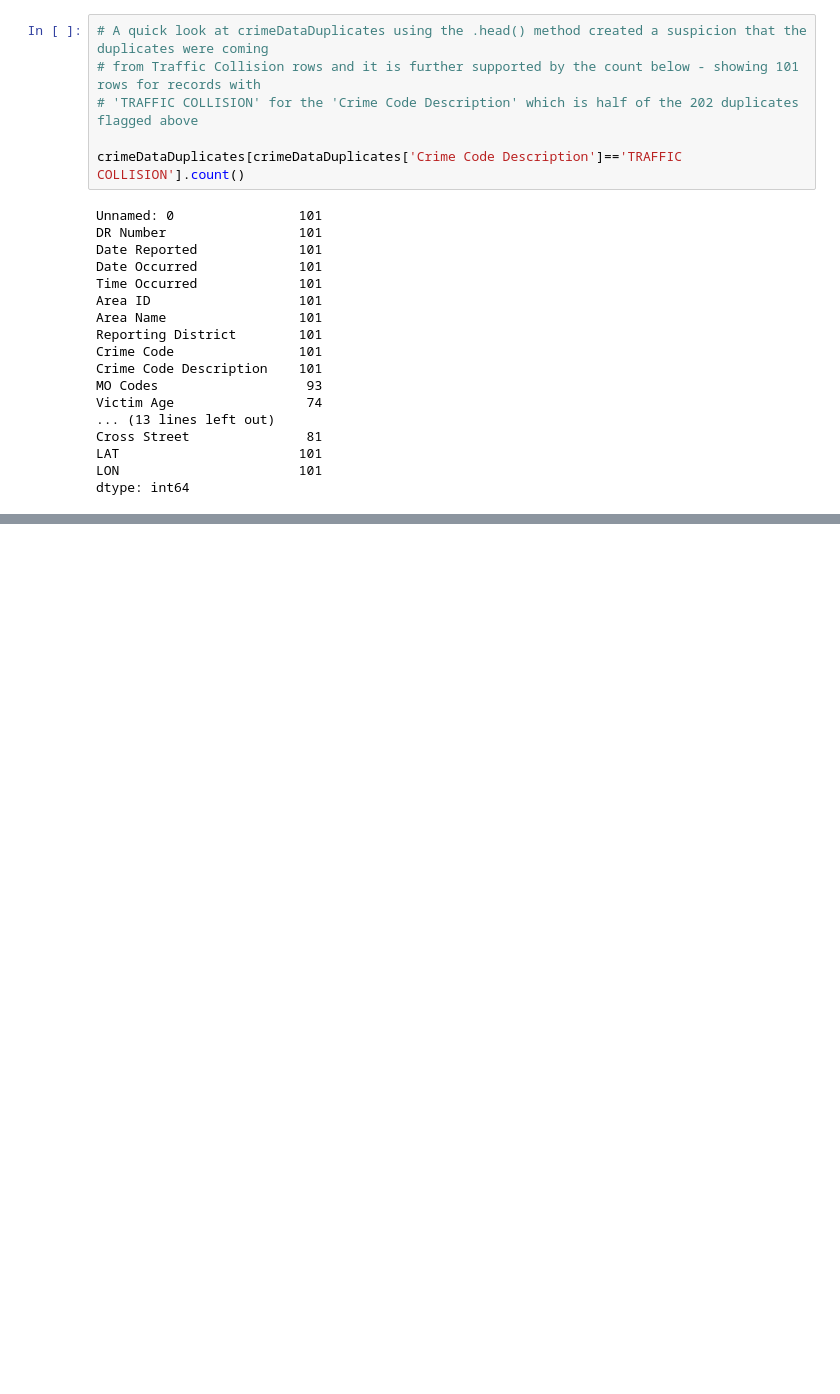
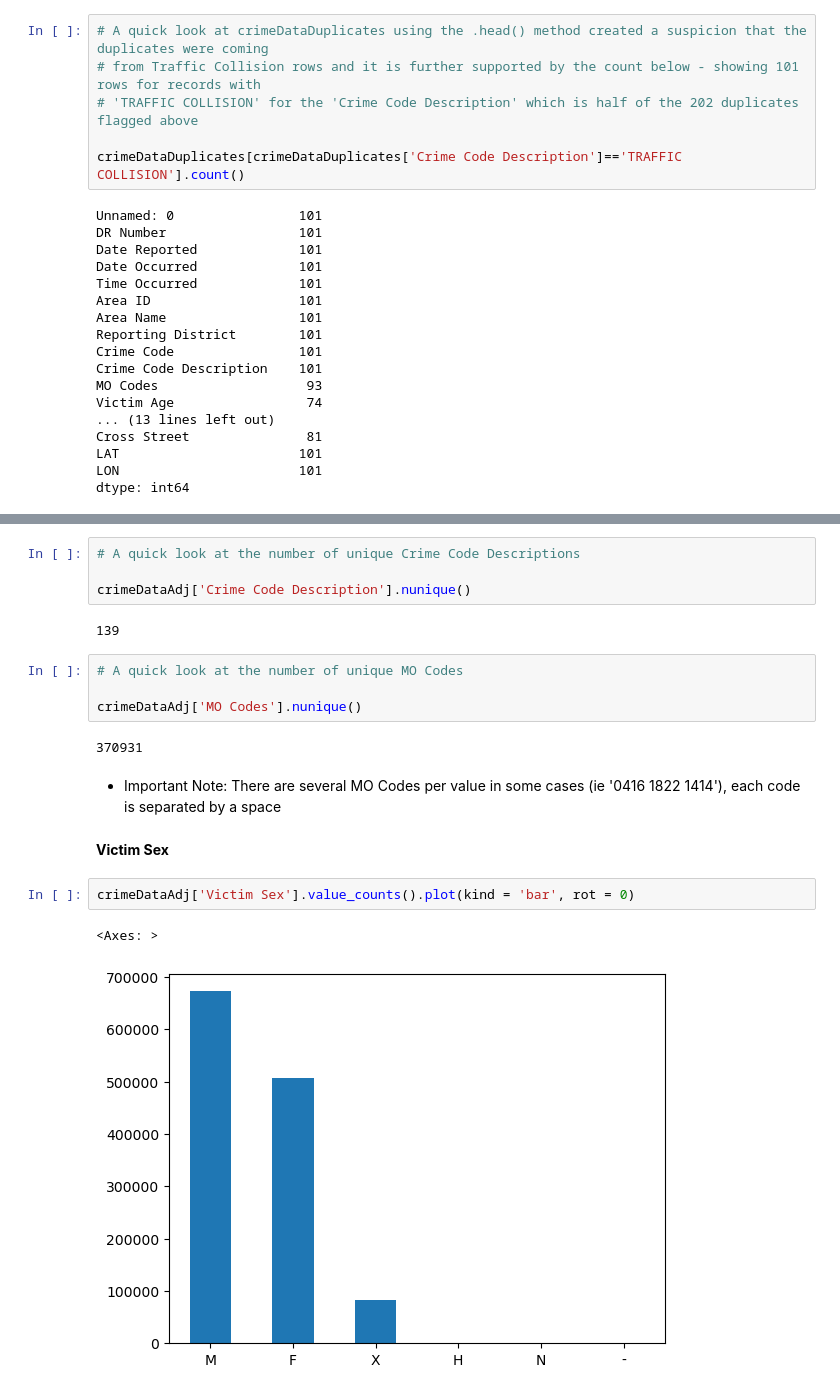
Before and after one commit to OCD0505/Springboard-Capstone-Project-Two, a Jupyter notebook: notebooks/1.0-faa-data-wrangling-initial-exploration-cleaning .ipynb, the cells around one changed output, grey strips where cells are left out. Saved outputs shown, nothing was run; the diff lists cells and outputs as text; blank space fills up the shorter version.

```diff
--- a/notebooks/1.0-faa-data-wrangling-initial-exploration-cleaning .ipynb
+++ b/notebooks/1.0-faa-data-wrangling-initial-exploration-cleaning .ipynb
@@ -286,0 +324,21 @@ Finally, all traffic-related duplicates can be dropped.
+# %%
+# A quick look at the number of unique Crime Code Descriptions
+
+crimeDataAdj['Crime Code Description'].nunique()
+# %% [output]
+139
+# %%
+# A quick look at the number of unique MO Codes
+
+crimeDataAdj['MO Codes'].nunique()
+# %% [output]
+370931
+# %% [markdown]
+- Important Note: There are several MO Codes per value in some cases (ie '0416 1822 1414'), each code is separated by a space
+# %% [markdown]
+**Victim Sex**
+# %%
+crimeDataAdj['Victim Sex'].value_counts().plot(kind = 'bar', rot = 0)
+# %% [output]
+<Axes: >
+[figure, added]
```
Also changed, not shown: parts of 42 cells of this notebook.
